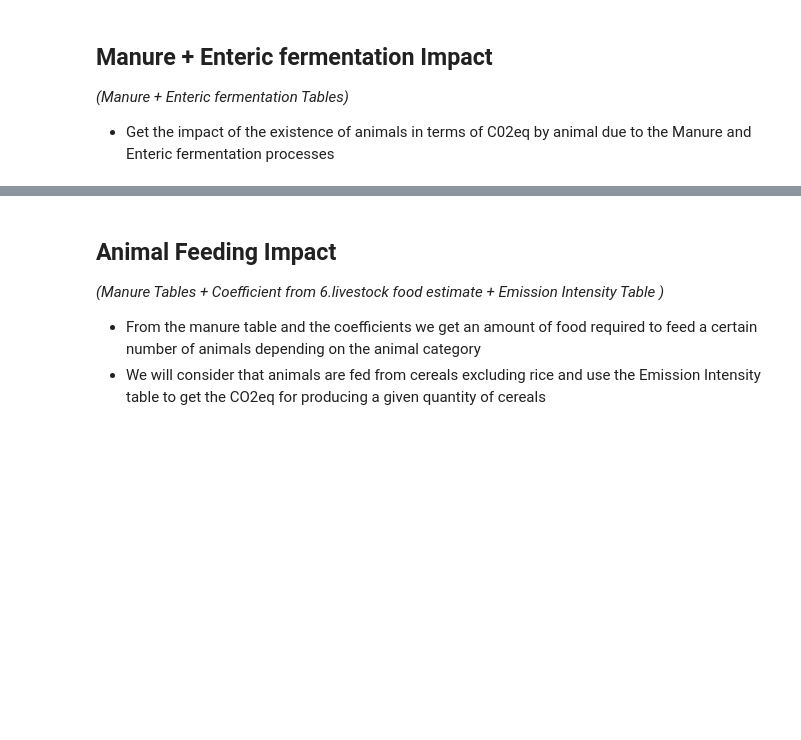
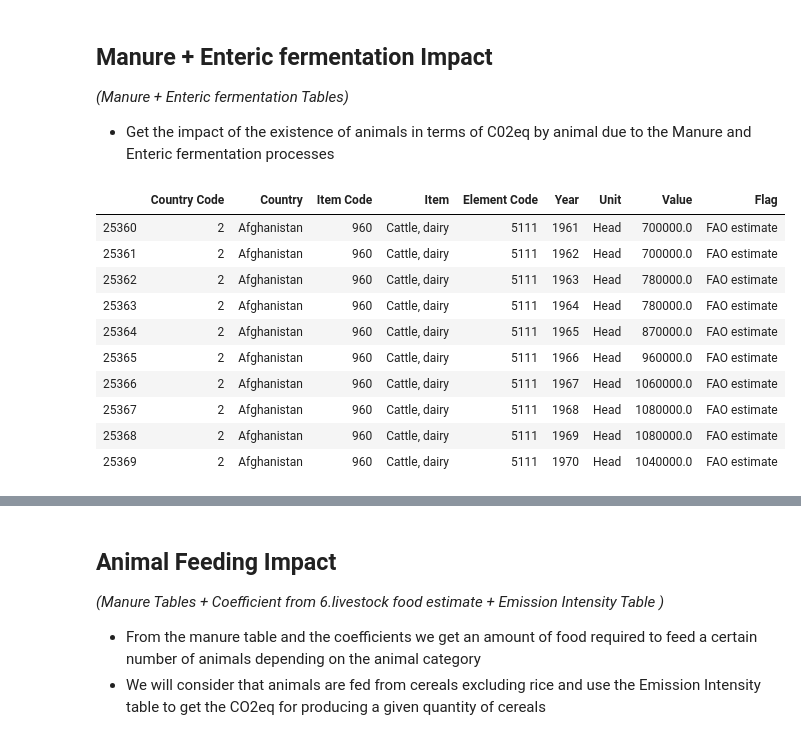
Before and after one commit to OthmanSefraoui/Data_story, a Jupyter notebook: milestone_2.ipynb, the cells around one changed output, grey strips where cells are left out. Cells and saved outputs as stored; diff of their text form; code cells hidden in the pictures; blank space fills up the shorter version.

```diff
--- a/milestone_2.ipynb
+++ b/milestone_2.ipynb
@@ -1944,3 +1944,17 @@ $$
 *(Manure + Enteric fermentation Tables)*
 
 - Get the impact of the existence of animals in terms of C02eq by animal due to the Manure and Enteric fermentation processes
+# %%
+dfs_stock.manure_soils.head(10)
+# %% [output]
+|  | Country Code | Country | Item Code | Item | Element Code | Year | Unit | Value | Flag |
+| 25360 | 2 | Afghanistan | 960 | Cattle, dairy | 5111 | 1961 | Head | 700000.0 | FAO estimate |
+| 25361 | 2 | Afghanistan | 960 | Cattle, dairy | 5111 | 1962 | Head | 700000.0 | FAO estimate |
+| 25362 | 2 | Afghanistan | 960 | Cattle, dairy | 5111 | 1963 | Head | 780000.0 | FAO estimate |
+| 25363 | 2 | Afghanistan | 960 | Cattle, dairy | 5111 | 1964 | Head | 780000.0 | FAO estimate |
+| 25364 | 2 | Afghanistan | 960 | Cattle, dairy | 5111 | 1965 | Head | 870000.0 | FAO estimate |
+| 25365 | 2 | Afghanistan | 960 | Cattle, dairy | 5111 | 1966 | Head | 960000.0 | FAO estimate |
+| 25366 | 2 | Afghanistan | 960 | Cattle, dairy | 5111 | 1967 | Head | 1060000.0 | FAO estimate |
+| 25367 | 2 | Afghanistan | 960 | Cattle, dairy | 5111 | 1968 | Head | 1080000.0 | FAO estimate |
+| 25368 | 2 | Afghanistan | 960 | Cattle, dairy | 5111 | 1969 | Head | 1080000.0 | FAO estimate |
+| 25369 | 2 | Afghanistan | 960 | Cattle, dairy | 5111 | 1970 | Head | 1040000.0 | FAO estimate |
```
Also changed, not shown: parts of 17 cells of this notebook, 10 other files.
